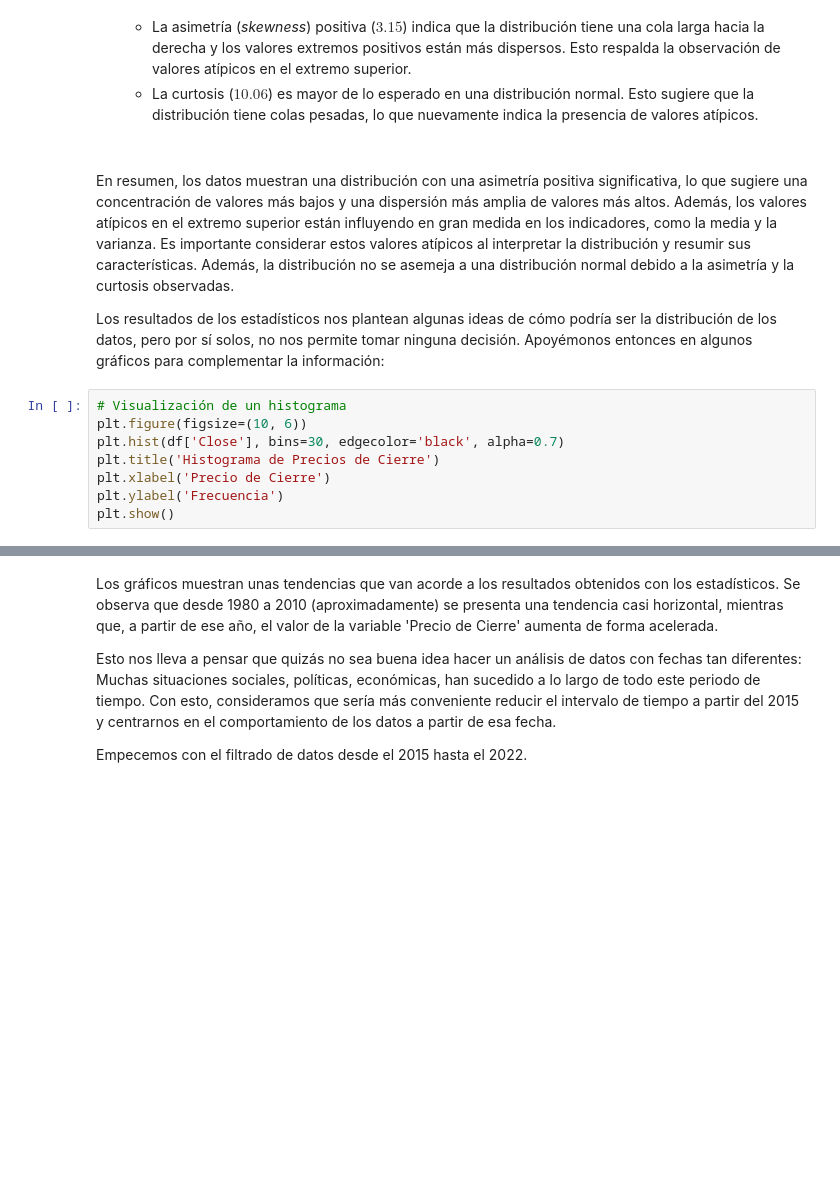
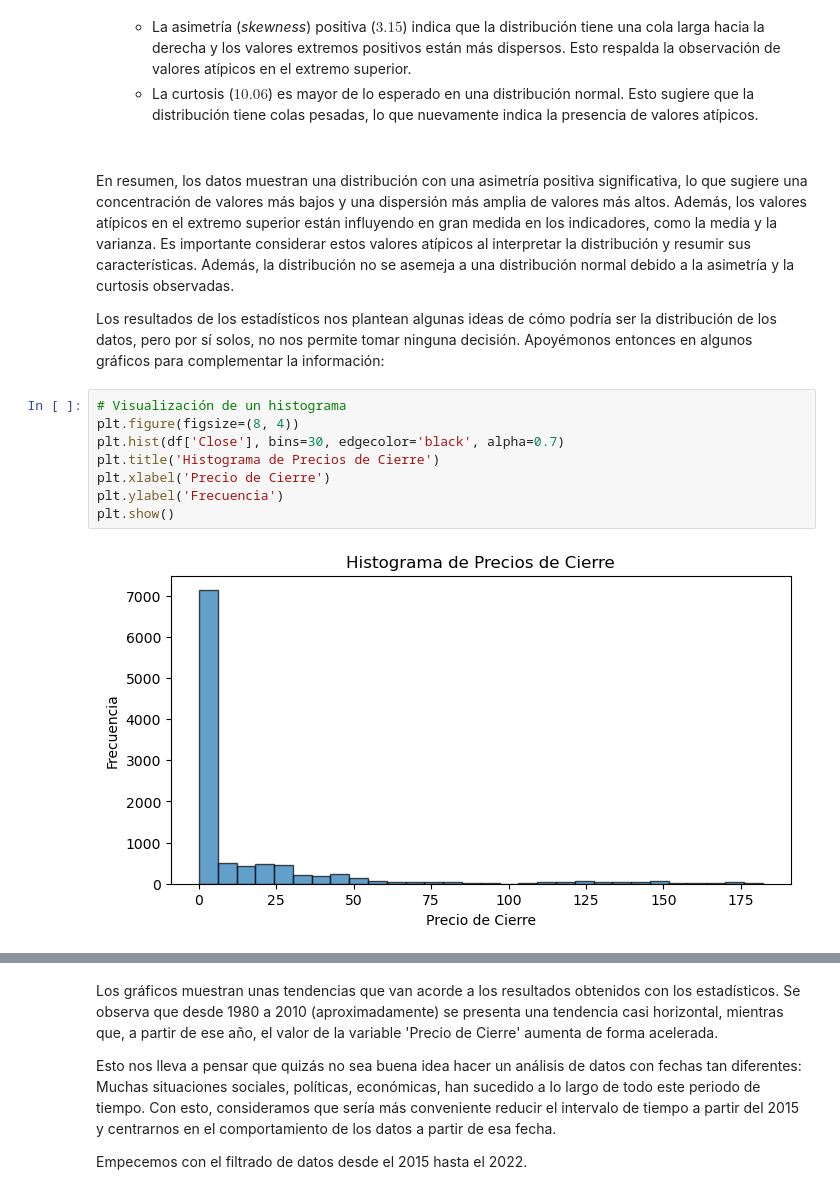
Before and after one commit to carlosalvarezh/Analitica_Datos, a Jupyter notebook: Ejercicio01_AAPL.ipynb, the cells around one changed output, grey strips where cells are left out. Drawn from its saved outputs; the diff is of its cells as text; blank space fills up the shorter version.

```diff
--- a/Ejercicio01_AAPL.ipynb
+++ b/Ejercicio01_AAPL.ipynb
@@ -151,12 +273,14 @@ En resumen, los datos muestran una distribución con una asimetría positiva sig
 Los resultados de los estadísticos nos plantean algunas ideas de cómo podría ser la distribución de los datos, pero por sí solos, no nos permite tomar ninguna decisión. Apoyémonos entonces en algunos gráficos para complementar la información:
 # %%
 # Visualización de un histograma
-plt.figure(figsize=(10, 6))
+plt.figure(figsize=(8, 4))
 plt.hist(df['Close'], bins=30, edgecolor='black', alpha=0.7)
 plt.title('Histograma de Precios de Cierre')
 plt.xlabel('Precio de Cierre')
 plt.ylabel('Frecuencia')
 plt.show()
+# %% [output]
+[figure, added]
 # %%
 # Definir los gráficos en una cuadrícula
 fig, axes = plt.subplots(nrows=2, ncols=3, figsize=(18, 12))
```
Also changed, not shown: parts of 31 cells of this notebook, 3 other files.
